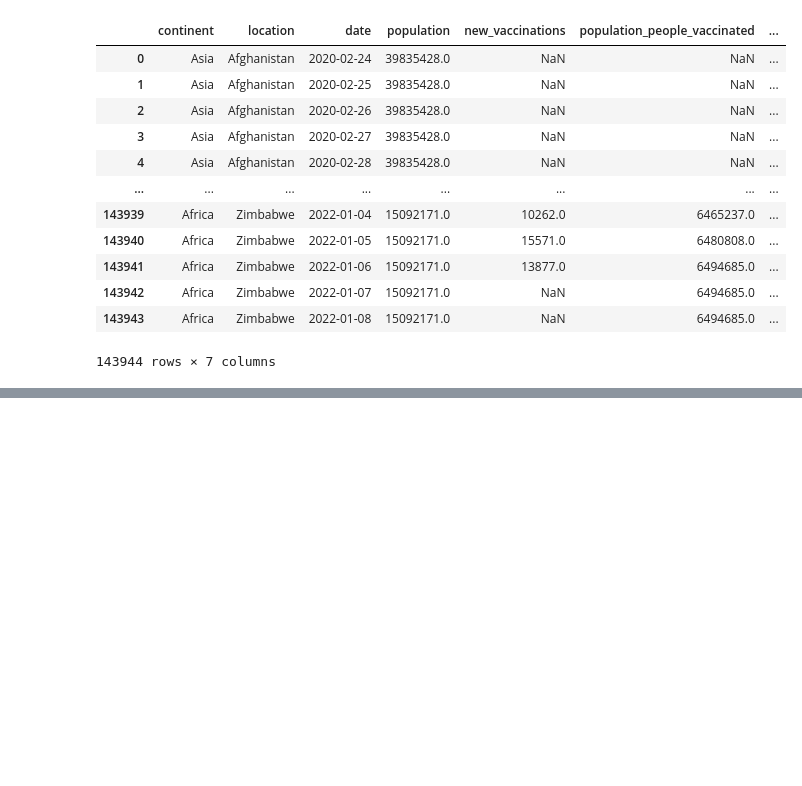
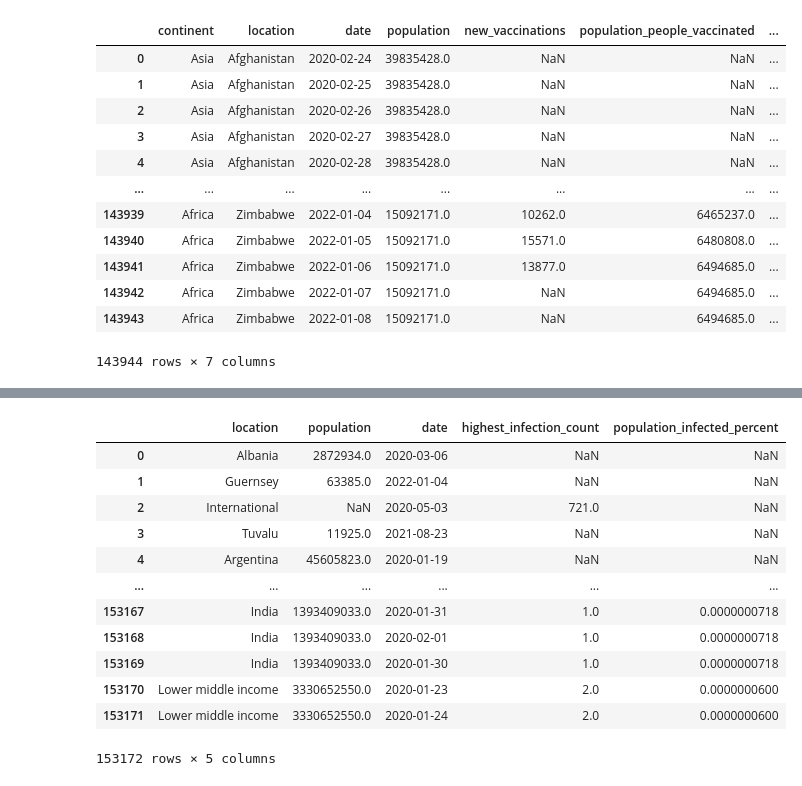
Before and after one commit to Laidbackluck/Covid-Project, a Jupyter notebook: Covid_SQL_queries.ipynb, the cells around one changed output, grey strips where cells are left out. Drawn from its saved outputs; the diff is of its cells as text; code cells hidden in the pictures; blank space fills up the shorter version.

```diff
--- a/Covid_SQL_queries.ipynb
+++ b/Covid_SQL_queries.ipynb
@@ -667,0 +870,40 @@ run_query(query)
+# %%
+# Percent of population infected
+query = '''
+    DROP VIEW IF EXISTS Population_infected_date;
+
+    CREATE VIEW
+        Population_infected_date
+        AS
+            SELECT
+                location,
+                population,
+                date,
+                MAX(total_cases) AS Highest_infection_count,
+                MAX((total_cases::float / population)) * 100 AS Population_infected_percent
+            FROM
+                public."CovidDeaths"
+            GROUP BY
+                location, population, date
+            ORDER BY
+                Population_infected_percent DESC;
+
+    SELECT *
+    FROM Population_infected_date;
+'''
+
+run_query(query)
+# %% [output]
+|  | location | population | date | highest_infection_count | population_infected_percent |
+| 0 | Albania | 2872934.0 | 2020-03-06 | NaN | NaN |
+| 1 | Guernsey | 63385.0 | 2022-01-04 | NaN | NaN |
+| 2 | International | NaN | 2020-05-03 | 721.0 | NaN |
+| 3 | Tuvalu | 11925.0 | 2021-08-23 | NaN | NaN |
+| 4 | Argentina | 45605823.0 | 2020-01-19 | NaN | NaN |
+| ... | ... | ... | ... | ... | ... |
+| 153167 | India | 1393409033.0 | 2020-01-31 | 1.0 | 0.0000000718 |
+| 153168 | India | 1393409033.0 | 2020-02-01 | 1.0 | 0.0000000718 |
+| 153169 | India | 1393409033.0 | 2020-01-30 | 1.0 | 0.0000000718 |
+| 153170 | Lower middle income | 3330652550.0 | 2020-01-23 | 2.0 | 0.0000000600 |
+| 153171 | Lower middle income | 3330652550.0 | 2020-01-24 | 2.0 | 0.0000000600 |
+153172 rows × 5 columns
```
Also changed, not shown: parts of 24 cells of this notebook.
